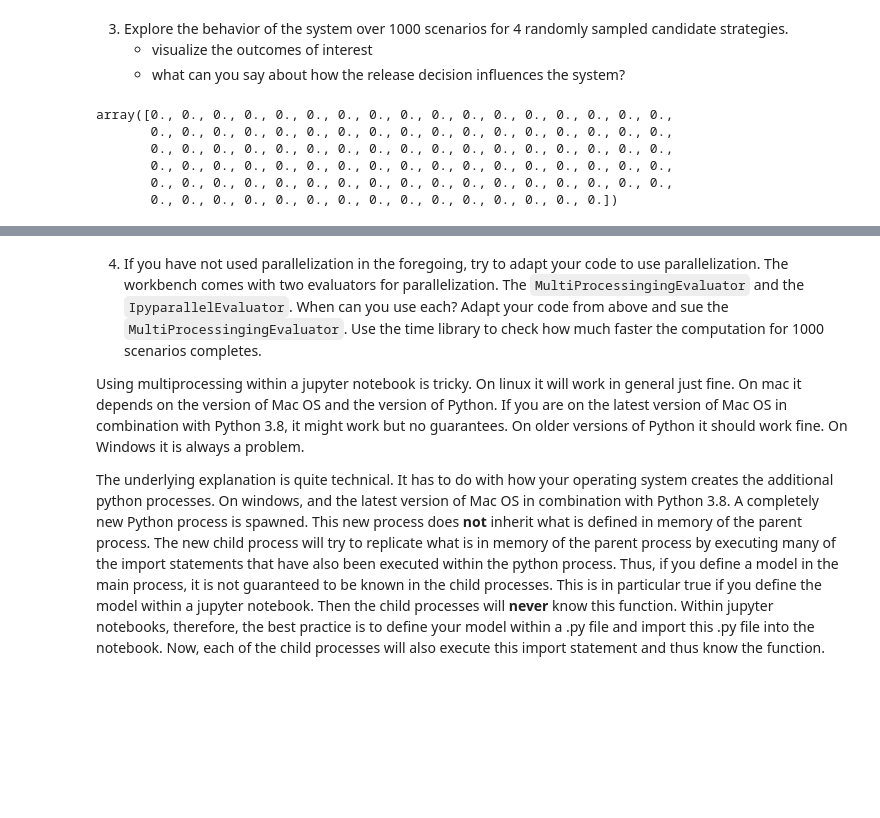
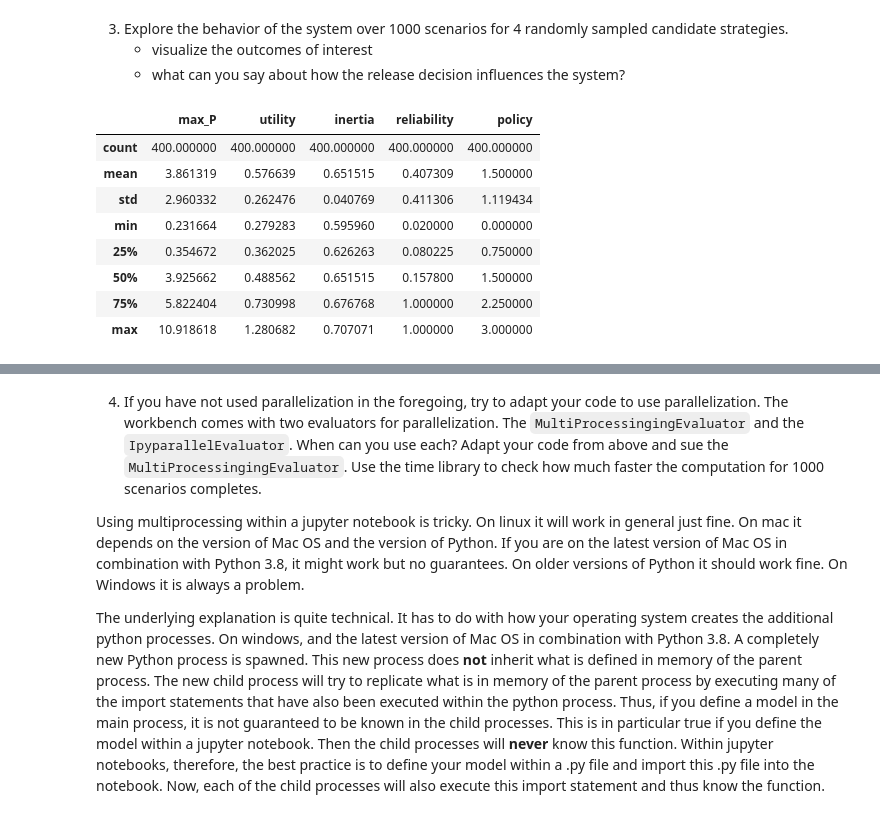
Before and after one commit to herzogrh/EPA1361, a Jupyter notebook: Week 1-2 - general intro to exploratory modelling/assignment 2 - lakemodel.ipynb, the cells around one changed output, grey strips where cells are left out. Cells and saved outputs as stored; diff of their text form; code cells hidden in the pictures; blank space fills up the shorter version.

```diff
--- a/Week 1-2 - general intro to exploratory modelling/assignment 2 - lakemodel.ipynb
+++ b/Week 1-2 - general intro to exploratory modelling/assignment 2 - lakemodel.ipynb
@@ -154,32 +256,3 @@ sns.pairplot(data, vars=list(outcomes.keys()))
 3. Explore the behavior of the system over 1000 scenarios for 4 randomly sampled candidate strategies.
     * visualize the outcomes of interest
     * what can you say about how the release decision influences the system?
-# %%
-from ema_workbench import Model, RealParameter, ScalarOutcome
-
-model = Model('LakeModel', function=lake_problem)
-
-model.uncertainties = [RealParameter('b', 0.1, 0.45),
-                       RealParameter('q', 2, 4.5),
-                       RealParameter('mean', 0.01, 0.05),
-                       RealParameter('stdev', 0.001, 0.005),
-                       RealParameter('delta', 0.93, 0.99)]
-
-model.outcomes = [ScalarOutcome('max_P'),
-                  ScalarOutcome('utility'),
-                  ScalarOutcome('inertia'),
-                  ScalarOutcome('reliability')]
-
-model.levers =
-
-decisions = np.random.rand(100,1)
-decisions = decisions/10
-
-np.zeros(100)
-# %% [output]
-array([0., 0., 0., 0., 0., 0., 0., 0., 0., 0., 0., 0., 0., 0., 0., 0., 0.,
-       0., 0., 0., 0., 0., 0., 0., 0., 0., 0., 0., 0., 0., 0., 0., 0., 0.,
-       0., 0., 0., 0., 0., 0., 0., 0., 0., 0., 0., 0., 0., 0., 0., 0., 0.,
-       0., 0., 0., 0., 0., 0., 0., 0., 0., 0., 0., 0., 0., 0., 0., 0., 0.,
-       0., 0., 0., 0., 0., 0., 0., 0., 0., 0., 0., 0., 0., 0., 0., 0., 0.,
-       0., 0., 0., 0., 0., 0., 0., 0., 0., 0., 0., 0., 0., 0., 0.])
@@ -185,0 +272,12 @@ array([0., 0., 0., 0., 0., 0., 0., 0., 0., 0., 0., 0., 0., 0., 0., 0., 0.,
+# %%
+data.describe()
+# %% [output]
+|  | max_P | utility | inertia | reliability | policy |
+| count | 400.000000 | 400.000000 | 400.000000 | 400.000000 | 400.000000 |
+| mean | 3.861319 | 0.576639 | 0.651515 | 0.407309 | 1.500000 |
+| std | 2.960332 | 0.262476 | 0.040769 | 0.411306 | 1.119434 |
+| min | 0.231664 | 0.279283 | 0.595960 | 0.020000 | 0.000000 |
+| 25% | 0.354672 | 0.362025 | 0.626263 | 0.080225 | 0.750000 |
+| 50% | 3.925662 | 0.488562 | 0.651515 | 0.157800 | 1.500000 |
+| 75% | 5.822404 | 0.730998 | 0.676768 | 1.000000 | 2.250000 |
+| max | 10.918618 | 1.280682 | 0.707071 | 1.000000 | 3.000000 |
```
Also changed, not shown: parts of 8 cells of this notebook, 3 other files.
